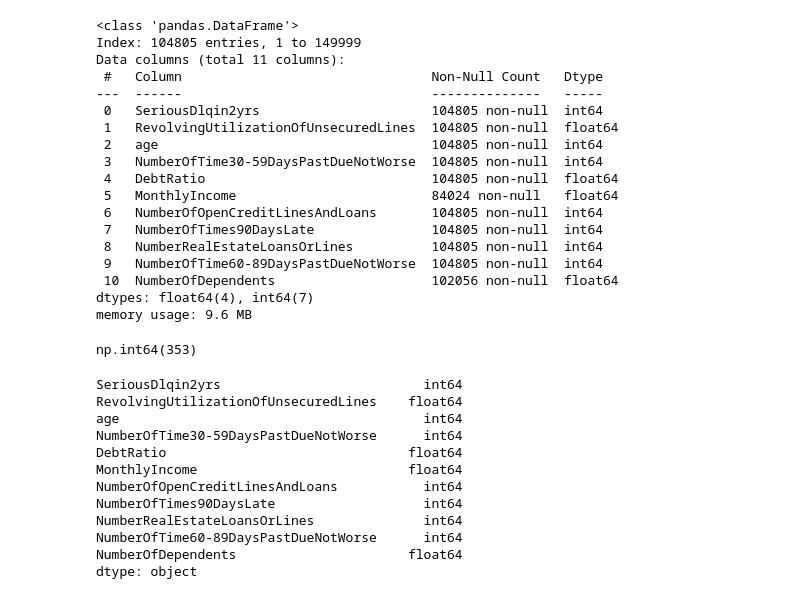
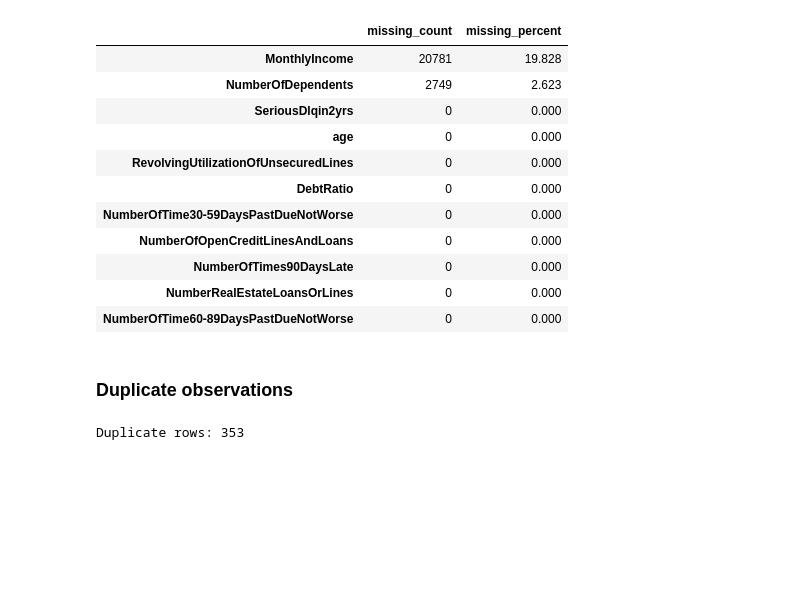
Before and after one commit to Randysman/credit_score, a Jupyter notebook: EDA.ipynb, the cells around one changed output. Drawn from its saved outputs; the diff is of its cells as text; code cells hidden in the pictures; blank space fills up the shorter version.

```diff
--- a/EDA.ipynb
+++ b/EDA.ipynb
@@ -61,40 +81,40 @@ df.shape
 # %%
-df.info()
+missing = (
+    df.isna()
+      .sum()
+      .to_frame("missing_count")
+)
+
+missing["missing_percent"] = (
+    missing["missing_count"]
+    / len(df)
+    * 100
+)
+
+missing = missing.sort_values(
+    "missing_percent",
+    ascending=False
+)
+
+missing
 # %% [output]
-<class 'pandas.DataFrame'>
-Index: 104805 entries, 1 to 149999
-Data columns (total 11 columns):
- #   Column                                Non-Null Count   Dtype
----  ------                                --------------   -----
- 0   SeriousDlqin2yrs                      104805 non-null  int64
- 1   RevolvingUtilizationOfUnsecuredLines  104805 non-null  float64
- 2   age                                   104805 non-null  int64
- 3   NumberOfTime30-59DaysPastDueNotWorse  104805 non-null  int64
- 4   DebtRatio                             104805 non-null  float64
- 5   MonthlyIncome                         84024 non-null   float64
- 6   NumberOfOpenCreditLinesAndLoans       104805 non-null  int64
- 7   NumberOfTimes90DaysLate               104805 non-null  int64
- 8   NumberRealEstateLoansOrLines          104805 non-null  int64
- 9   NumberOfTime60-89DaysPastDueNotWorse  104805 non-null  int64
- 10  NumberOfDependents                    102056 non-null  float64
-dtypes: float64(4), int64(7)
-memory usage: 9.6 MB
+|  | missing_count | missing_percent |
+| MonthlyIncome | 20781 | 19.828 |
+| NumberOfDependents | 2749 | 2.623 |
+| SeriousDlqin2yrs | 0 | 0.000 |
+| age | 0 | 0.000 |
+| RevolvingUtilizationOfUnsecuredLines | 0 | 0.000 |
+| DebtRatio | 0 | 0.000 |
+| NumberOfTime30-59DaysPastDueNotWorse | 0 | 0.000 |
+| NumberOfOpenCreditLinesAndLoans | 0 | 0.000 |
+| NumberOfTimes90DaysLate | 0 | 0.000 |
+| NumberRealEstateLoansOrLines | 0 | 0.000 |
+| NumberOfTime60-89DaysPastDueNotWorse | 0 | 0.000 |
+# %% [markdown]
+### Duplicate observations
 # %%
-df.duplicated().sum()
+duplicate_count = df.duplicated().sum()
+
+print(f"Duplicate rows: {duplicate_count:,}")
 # %% [output]
-np.int64(353)
+Duplicate rows: 353
-# %%
-df.dtypes
-# %% [output]
-SeriousDlqin2yrs                          int64
-RevolvingUtilizationOfUnsecuredLines    float64
-age                                       int64
-NumberOfTime30-59DaysPastDueNotWorse      int64
-DebtRatio                               float64
-MonthlyIncome                           float64
-NumberOfOpenCreditLinesAndLoans           int64
-NumberOfTimes90DaysLate                   int64
-NumberRealEstateLoansOrLines              int64
-NumberOfTime60-89DaysPastDueNotWorse      int64
-NumberOfDependents                      float64
-dtype: object
```
Also changed, not shown: parts of 30 cells of this notebook.
